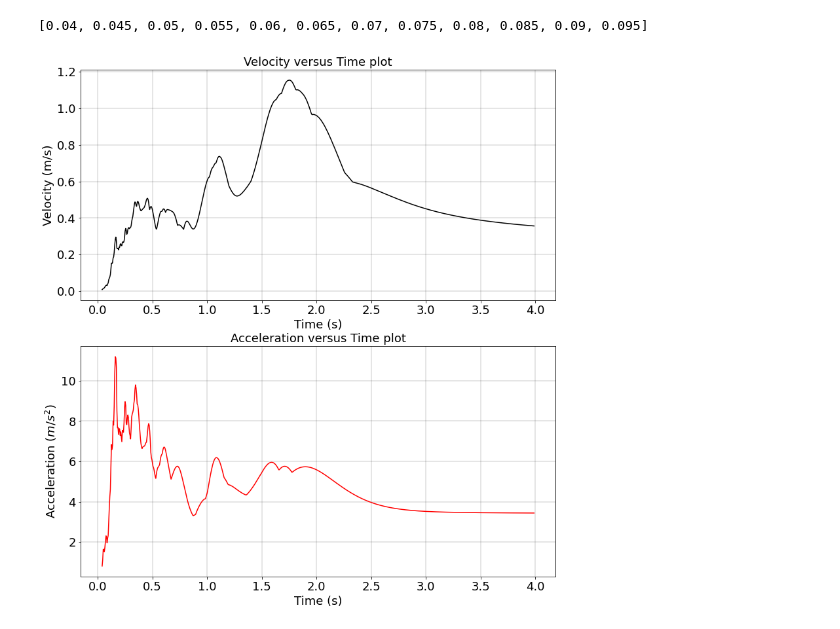
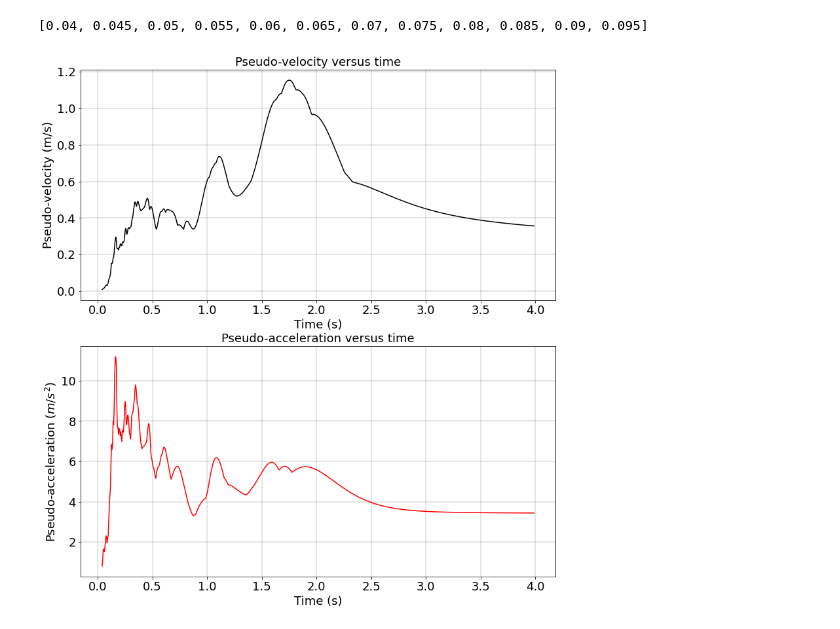
Before and after one commit to twakjira/Response-spectrum, a Jupyter notebook: Response_spectrum.ipynb, the cells around one changed output. Cells and saved outputs as stored; diff of their text form; code cells hidden in the pictures.

```diff
--- a/Response_spectrum.ipynb
+++ b/Response_spectrum.ipynb
@@ -226,35 +226,35 @@ plt.subplot(3, 1, 1)
 plt.plot(period[0:len(max_disp)], max_disp, 'k')
 
 # change axis limit
 axes = plt.gca()
 # axes.set_xlim([0, lm1])
 # axes.set_ylim([-3, 4])
 
 plt.grid(b=True, which='major', axis='both', color='k', linestyle='-', linewidth=0.2)
 plt.grid(b=True, which='minor', axis='both', color='r', linestyle='--', linewidth=0.2)
 
 plt.xlabel('Time (s)', fontsize = fontsz)
-plt.ylabel('Velocity (m/s)', fontsize = fontsz)
+plt.ylabel('Pseudo-velocity (m/s)', fontsize = fontsz)
 # plt.ylabel(r'$du_{t} (t)$', fontsize = fontsz)
-plt.title('Velocity versus Time plot', fontsize=fontsz)
+plt.title('Pseudo-velocity versus time', fontsize=fontsz)
 
 #----------- Acceleration versus time----------------------
 plt.subplot(3, 1, 2)
 plt.plot(period[0:len(max_vel)], max_vel, 'r')
 
 # change axis limit
 axes = plt.gca()
 # axes.set_xlim([0, lm1])
 # axes.set_ylim([-3, 4])
 
 plt.grid(b=True, which='major', axis='both', color='k', linestyle='-', linewidth=0.2)
 plt.grid(b=True, which='minor', axis='both', color='r', linestyle='--', linewidth=0.2)
 
 plt.xlabel('Time (s)', fontsize = fontsz)
-plt.ylabel('Acceleration ' r'$(m/{s^2})$', fontsize = fontsz)
+plt.ylabel('Pseudo-acceleration ' r'$(m/{s^2})$', fontsize = fontsz)
 # plt.ylabel(r'$du_{t} (t)$', fontsize = fontsz)
-plt.title('Acceleration versus Time plot', fontsize=fontsz)
+plt.title('Pseudo-acceleration versus time', fontsize=fontsz)
 
 plt.show();
 # %% [output]
-[figure, old version]
+[figure, new version]
```
